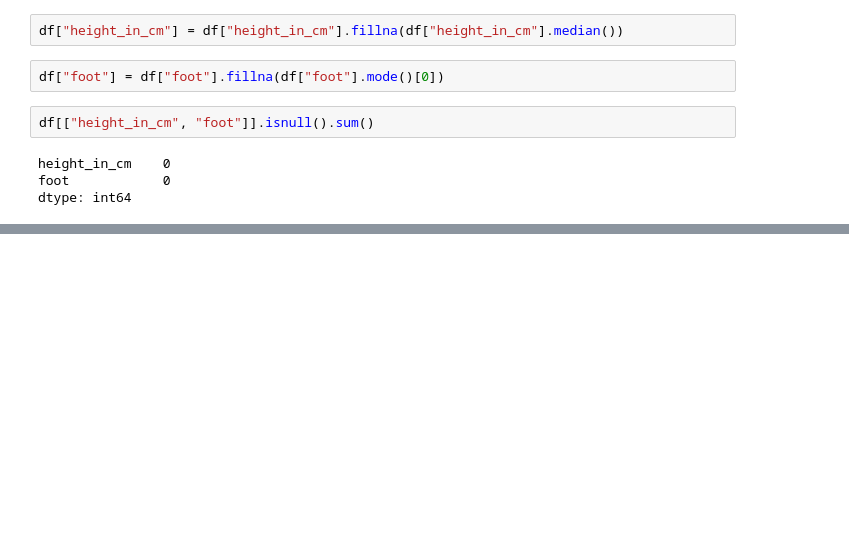
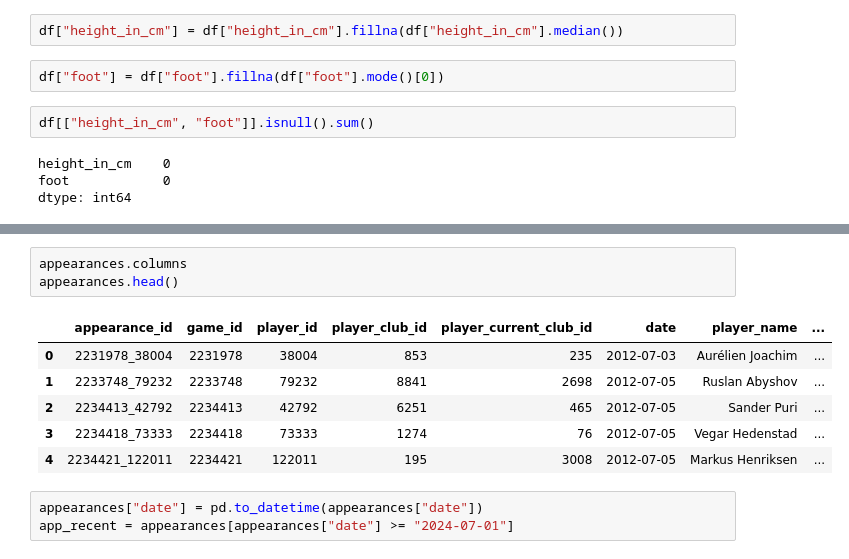
Before and after one commit to bulentalkan/mltraining, a Jupyter notebook: 6-FBProject.ipynb, the cells around one changed output, grey strips where cells are left out. Drawn from its saved outputs; the diff is of its cells as text; blank space fills up the shorter version.

Commit message:
Add appearance stats (since 07/2024), contract_missing flag, save clean CSV

```diff
--- a/6-FBProject.ipynb
+++ b/6-FBProject.ipynb
@@ -276,0 +296,13 @@ dtype: int64
+# %%
+appearances.columns
+appearances.head()
+# %% [output]
+|  | appearance_id | game_id | player_id | player_club_id | player_current_club_id | date | player_name | ... |
+| 0 | 2231978_38004 | 2231978 | 38004 | 853 | 235 | 2012-07-03 | Aurélien Joachim | ... |
+| 1 | 2233748_79232 | 2233748 | 79232 | 8841 | 2698 | 2012-07-05 | Ruslan Abyshov | ... |
+| 2 | 2234413_42792 | 2234413 | 42792 | 6251 | 465 | 2012-07-05 | Sander Puri | ... |
+| 3 | 2234418_73333 | 2234418 | 73333 | 1274 | 76 | 2012-07-05 | Vegar Hedenstad | ... |
+| 4 | 2234421_122011 | 2234421 | 122011 | 195 | 3008 | 2012-07-05 | Markus Henriksen | ... |
+# %%
+appearances["date"] = pd.to_datetime(appearances["date"])
+app_recent = appearances[appearances["date"] >= "2024-07-01"]
```
Also changed, not shown: parts of 10 cells of this notebook.
